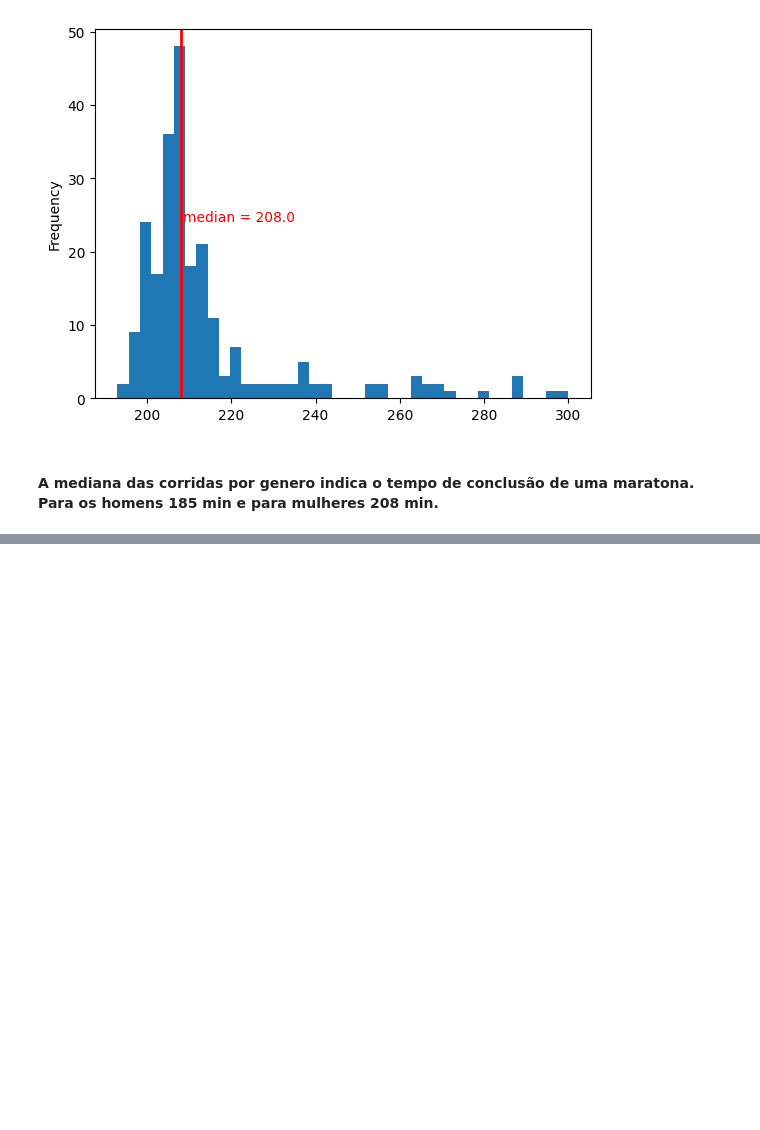
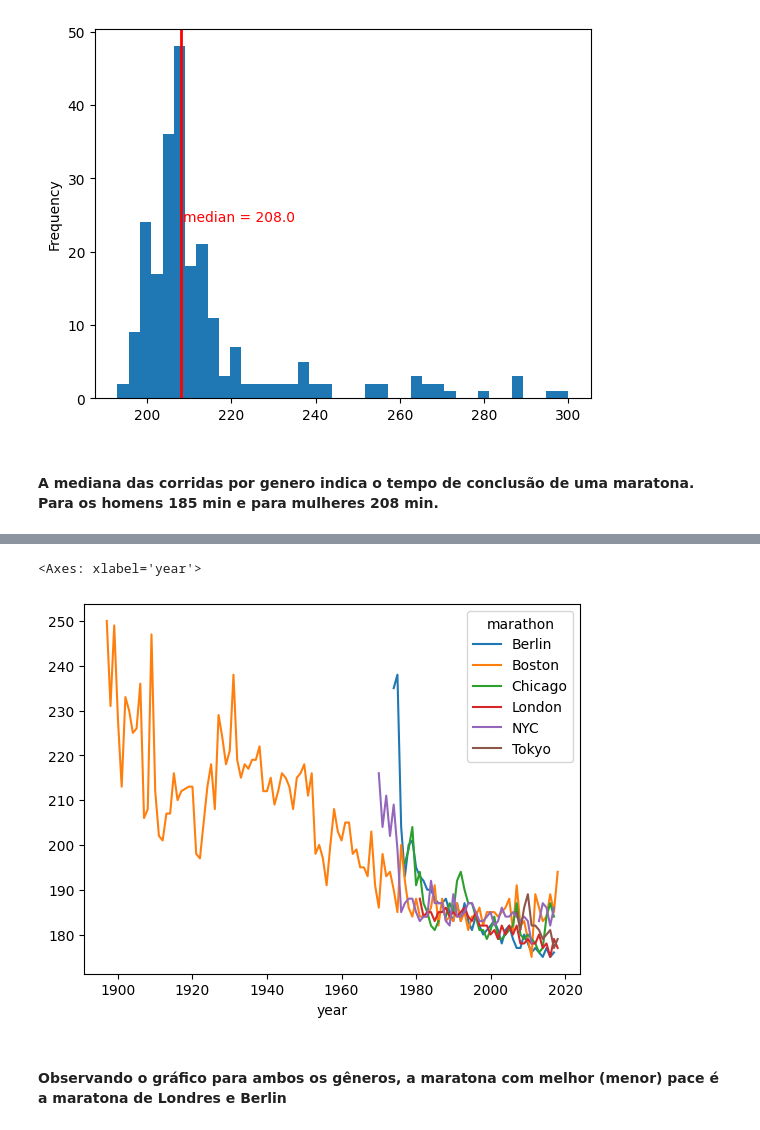
Before and after one commit to TamirisRodrigues/Marathon-EDA, a Jupyter notebook: marathon.ipynb, the cells around one changed output, grey strips where cells are left out. Saved outputs shown, nothing was run; the diff lists cells and outputs as text; code cells hidden in the pictures; blank space fills up the shorter version.

```diff
--- a/marathon.ipynb
+++ b/marathon.ipynb
@@ -78,0 +92,8 @@ Text(208.5, 24.200000000000003, 'median = 208.0')
+# %%
+pace_marathon_data = marathon_male.groupby(["year", "marathon"])["pace"].mean().astype("timedelta64[s]")
+pace_marathon_data.unstack().plot.line()
+# %% [output]
+<Axes: xlabel='year'>
+[figure, added]
+# %% [markdown]
+#### Observando o gráfico para ambos os gêneros, a maratona com melhor (menor) pace é a maratona de Londres e Berlin
```
Also changed, not shown: parts of 4 cells of this notebook.
